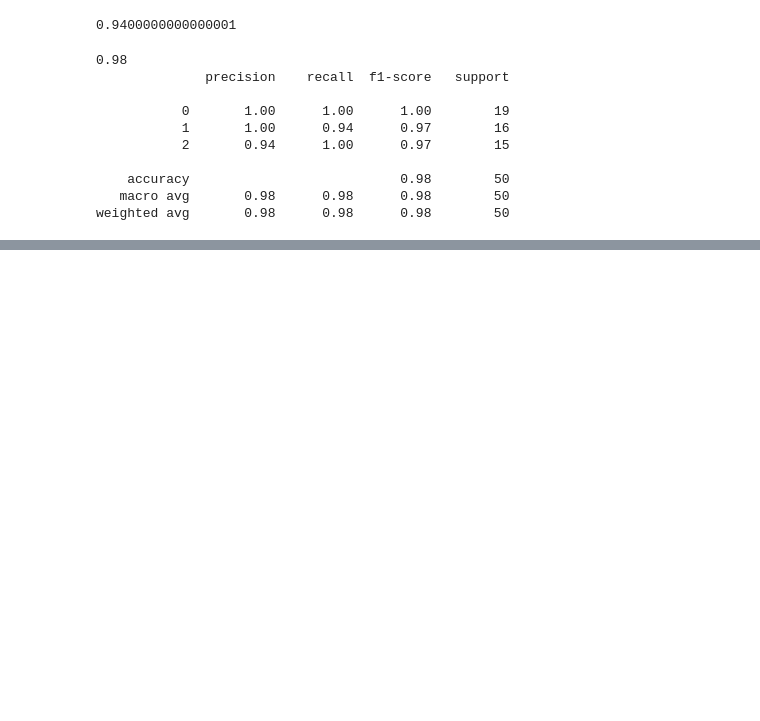
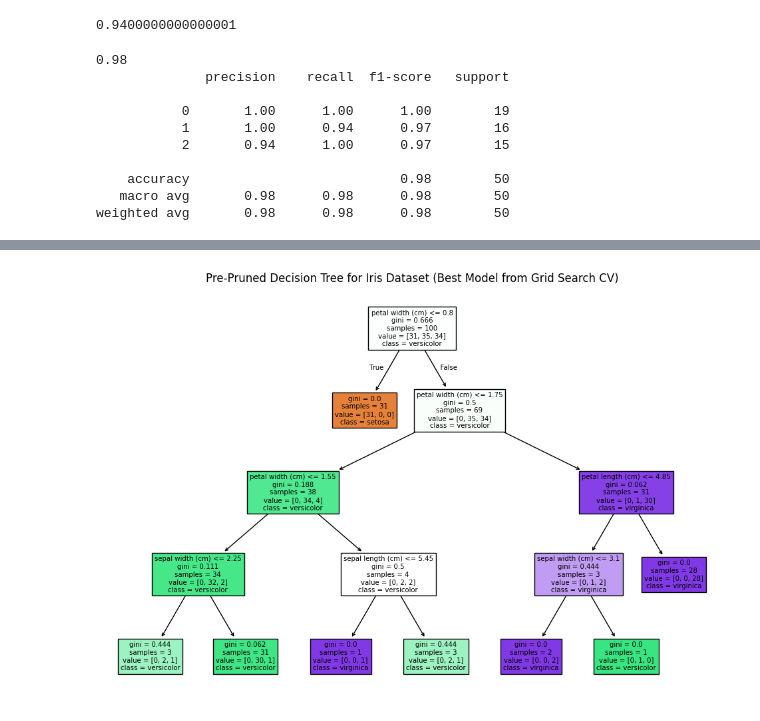
Before and after one commit to soni-vaishnavi/Machine-Learning, a Jupyter notebook: Supervised ML/Decision Tree/D.T.Implementation.ipynb, the cells around one changed output, grey strips where cells are left out. Drawn from its saved outputs; the diff is of its cells as text; code cells hidden in the pictures; blank space fills up the shorter version.

```diff
--- a/Supervised ML/Decision Tree/D.T.Implementation.ipynb
+++ b/Supervised ML/Decision Tree/D.T.Implementation.ipynb
@@ -247,0 +280,3 @@ weighted avg       0.98      0.98      0.98        50
+# %%
+## now using best estimators
+best_model = cv.best_estimator_
@@ -247,0 +285,7 @@ weighted avg       0.98      0.98      0.98        50
+# %%
+plt.figure(figsize=(12, 8))
+plot_tree(best_model, feature_names=iris.feature_names, class_names=iris.target_names, filled=True)
+plt.title("Pre-Pruned Decision Tree for Iris Dataset (Best Model from Grid Search CV)")
+plt.show()
+# %% [output]
+[figure, added]
```
Also changed, not shown: parts of 7 cells of this notebook, 1 other file.
